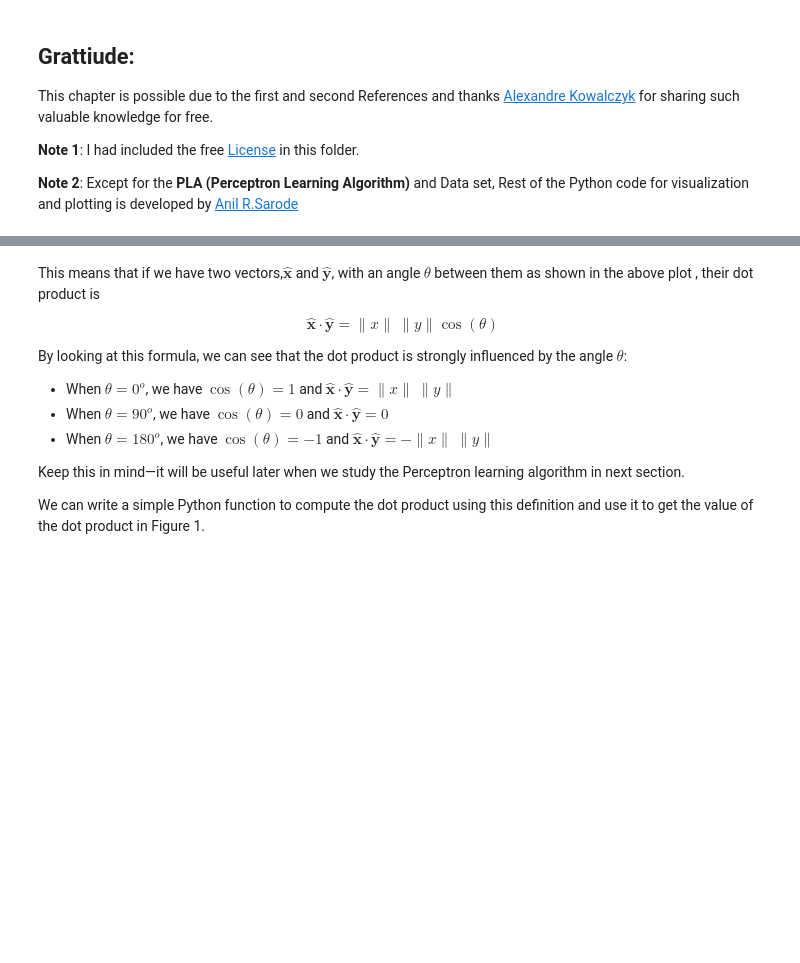
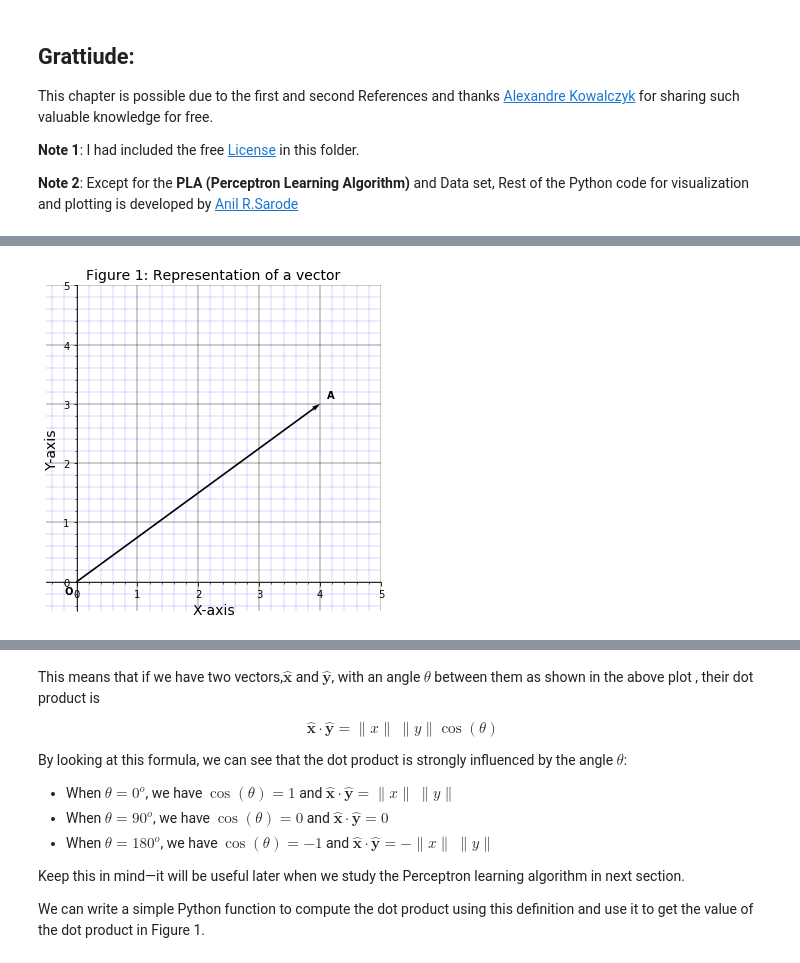
Before and after one commit to AnilSarode/Machine-Learning-Digital-Book-, a Jupyter notebook: The Perceptron/The Perceptron .ipynb, the cells around one changed output, grey strips where cells are left out. Saved outputs shown, nothing was run; the diff lists cells and outputs as text; code cells hidden in the pictures; blank space fills up the shorter version.

```diff
--- a/The Perceptron/The Perceptron .ipynb
+++ b/The Perceptron/The Perceptron .ipynb
@@ -25,0 +41,35 @@ This chapter is possible due to the first and second References and thanks [Alex
+# %%
+import numpy as np
+import matplotlib.pyplot as plt
+
+soa = np.array([[0, 0, 4, 3]])
+X, Y, U, V = zip(*soa)
+plt.figure(figsize=(6, 6))
+
+ax = plt.gca()
+q=ax.quiver(X, Y, U, V, angles='xy', scale_units='xy', scale=1,width=0.005)
+p1 = np.cos(np.pi/4), np.sin(np.pi/4)
+ax.set_xlim([-0.5, 5])
+ax.set_ylim([-0.5, 5])
+plt.draw()
+
+# Turn on the minor TICKS, which are required for the minor GRID
+ax.minorticks_on()
+
+# Customize the major grid
+ax.grid(which='major', linestyle='-', linewidth='0.4', color='black')
+# Customize the minor grid
+
+ax.grid(which='minor', linestyle=':', linewidth='0.4', color='blue')
+plt.title('Figure 1: Representation of a vector',fontsize=14)
+plt.xlabel('X-axis',fontsize=14)
+plt.ylabel('Y-axis',fontsize=14)
+plt.annotate(r"$\mathbf{{A}}$", xy=(4.1, 3.1))
+plt.annotate(r"$\mathbf{{O}}$", xy=(-0.2, -0.2))
+ax.spines['left'].set_position(('data', 0.0))
+ax.spines['bottom'].set_position(('data', 0.0))
+ax.spines['right'].set_color('none')
+ax.spines['top'].set_color('none')
+plt.show()
+# %% [output]
+[figure, added]
```
Also changed, not shown: parts of 58 cells of this notebook.
